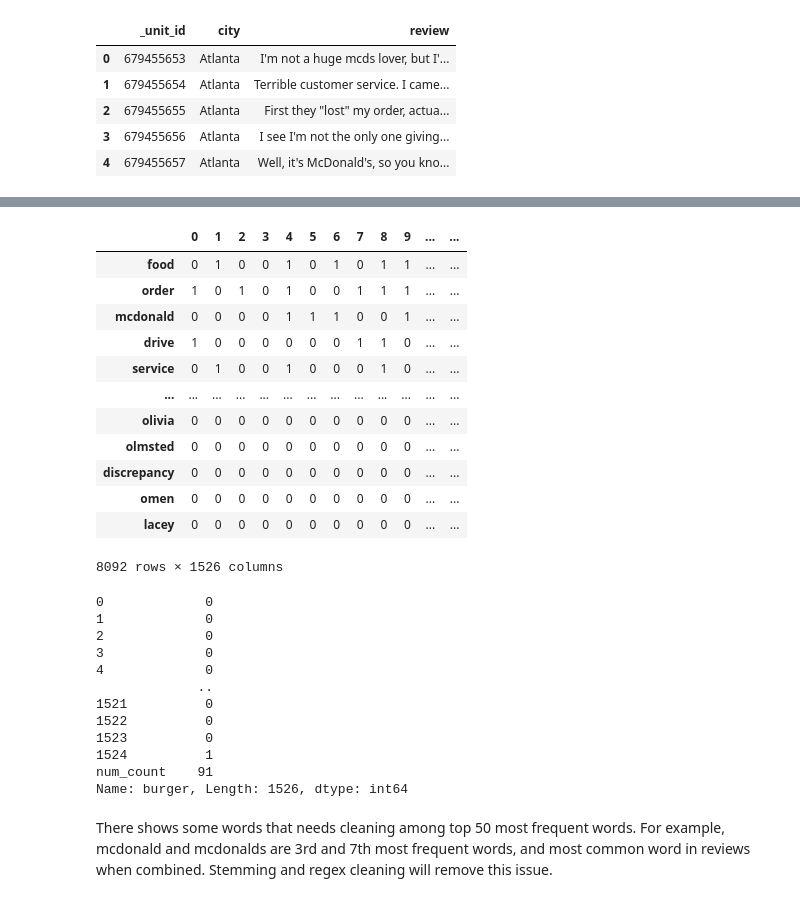
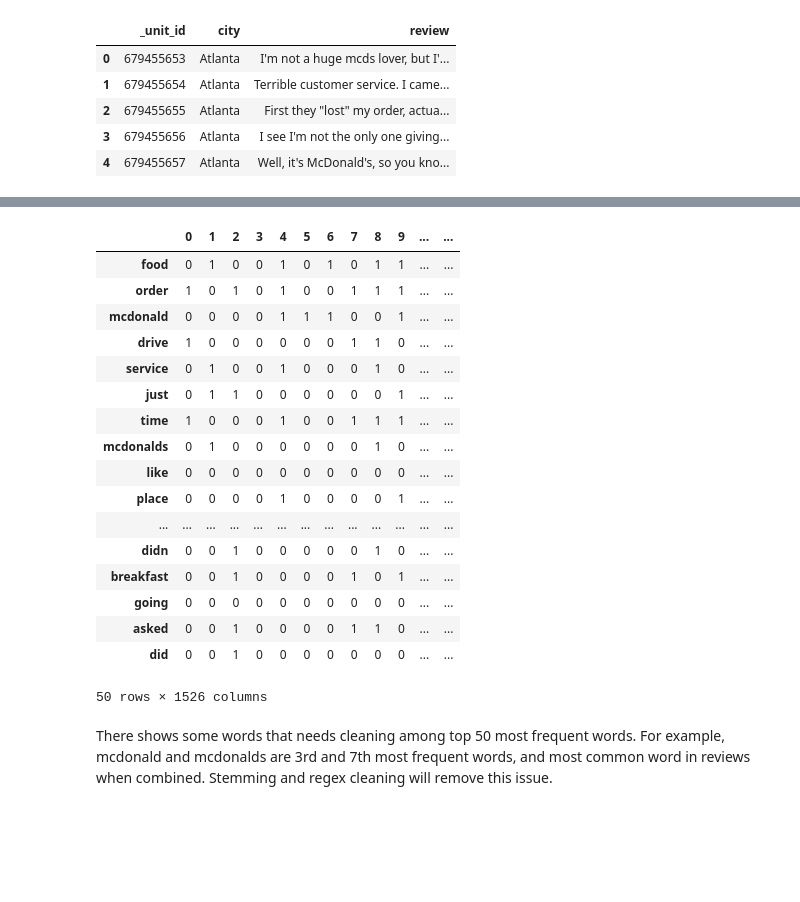
Before and after one commit to kyutcho/dso-560-nlp-text-analytics-SPRING-2021, a Jupyter notebook: Week 2/Cho_KyuTae_HW2.ipynb, the cells around one changed output, grey strips where cells are left out. Saved outputs shown, nothing was run; the diff lists cells and outputs as text; code cells hidden in the pictures; blank space fills up the shorter version.

```diff
--- a/Week 2/Cho_KyuTae_HW2.ipynb
+++ b/Week 2/Cho_KyuTae_HW2.ipynb
@@ -65,36 +44,26 @@ vec_df.iloc[50:100, :]
 # %%
 vec_df.sort_values("num_count", ascending=False)\
-#     .drop(list(set(stopwords.words('english'))), errors="ignore")\
-#     .head(50)
+    .head(50)
+#     .drop(list(set(stopwords.words('english'))), errors="ignore")
 # %% [output]
 |  | 0 | 1 | 2 | 3 | 4 | 5 | 6 | 7 | 8 | 9 | ... | ... |
 | food | 0 | 1 | 0 | 0 | 1 | 0 | 1 | 0 | 1 | 1 | ... | ... |
 | order | 1 | 0 | 1 | 0 | 1 | 0 | 0 | 1 | 1 | 1 | ... | ... |
 | mcdonald | 0 | 0 | 0 | 0 | 1 | 1 | 1 | 0 | 0 | 1 | ... | ... |
 | drive | 1 | 0 | 0 | 0 | 0 | 0 | 0 | 1 | 1 | 0 | ... | ... |
 | service | 0 | 1 | 0 | 0 | 1 | 0 | 0 | 0 | 1 | 0 | ... | ... |
+| just | 0 | 1 | 1 | 0 | 0 | 0 | 0 | 0 | 0 | 1 | ... | ... |
+| time | 1 | 0 | 0 | 0 | 1 | 0 | 0 | 1 | 1 | 1 | ... | ... |
+| mcdonalds | 0 | 1 | 0 | 0 | 0 | 0 | 0 | 0 | 1 | 0 | ... | ... |
+| like | 0 | 0 | 0 | 0 | 0 | 0 | 0 | 0 | 0 | 0 | ... | ... |
+| place | 0 | 0 | 0 | 0 | 1 | 0 | 0 | 0 | 0 | 1 | ... | ... |
 | ... | ... | ... | ... | ... | ... | ... | ... | ... | ... | ... | ... | ... |
-| olivia | 0 | 0 | 0 | 0 | 0 | 0 | 0 | 0 | 0 | 0 | ... | ... |
-| olmsted | 0 | 0 | 0 | 0 | 0 | 0 | 0 | 0 | 0 | 0 | ... | ... |
-| discrepancy | 0 | 0 | 0 | 0 | 0 | 0 | 0 | 0 | 0 | 0 | ... | ... |
-| omen | 0 | 0 | 0 | 0 | 0 | 0 | 0 | 0 | 0 | 0 | ... | ... |
-| lacey | 0 | 0 | 0 | 0 | 0 | 0 | 0 | 0 | 0 | 0 | ... | ... |
+| didn | 0 | 0 | 1 | 0 | 0 | 0 | 0 | 0 | 1 | 0 | ... | ... |
+| breakfast | 0 | 0 | 1 | 0 | 0 | 0 | 0 | 1 | 0 | 1 | ... | ... |
+| going | 0 | 0 | 0 | 0 | 0 | 0 | 0 | 0 | 0 | 0 | ... | ... |
+| asked | 0 | 0 | 1 | 0 | 0 | 0 | 0 | 1 | 1 | 0 | ... | ... |
+| did | 0 | 0 | 1 | 0 | 0 | 0 | 0 | 0 | 0 | 0 | ... | ... |
-8092 rows × 1526 columns
+50 rows × 1526 columns
-# %%
-vec_df.loc["burger"]
-# %% [output]
-0             0
-1             0
-2             0
-3             0
-4             0
-             ..
-1521          0
-1522          0
-1523          0
-1524          1
-num_count    91
-Name: burger, Length: 1526, dtype: int64
 # %% [markdown]
 There shows some words that needs cleaning among top 50 most frequent words. For example, mcdonald and mcdonalds are 3rd and 7th most frequent words, and most common word in reviews when combined. Stemming and regex cleaning will remove this issue.
 # %% [markdown]
```
Also changed, not shown: parts of 35 cells of this notebook, 1 other file.
